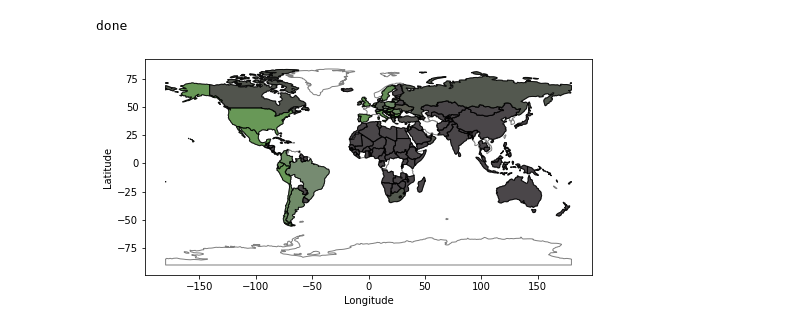
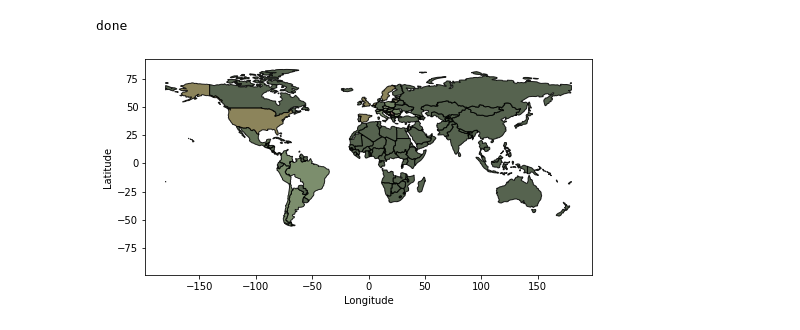
Before and after one commit to msalman-abid/Self-Organizing-Maps, a Jupyter notebook: SOM.ipynb, the cells around one changed output. Cells and saved outputs as stored; diff of their text form; code cells hidden in the pictures.

```diff
--- a/SOM.ipynb
+++ b/SOM.ipynb
@@ -58,13 +58,13 @@ df_scaled['Recovered'] = (df_scaled['Recovered']) / (df_scaled['Population'])
 df_scaled = df_scaled[["Country_Region", "Confirmed", "Deaths", "Recovered"]]
 # print(df_scaled)
 
-# df_scaled['Confirmed'] = (df_scaled['Confirmed'] - df_scaled['Confirmed'].min()) / (df_scaled['Confirmed'].max() - df_scaled['Confirmed'].min())
-# df_scaled['Deaths'] = (df_scaled['Deaths'] - df_scaled['Deaths'].min()) / (df_scaled['Deaths'].max() - df_scaled['Deaths'].min())
-# df_scaled['Recovered'] = (df_scaled['Recovered'] - df_scaled['Recovered'].min()) / (df_scaled['Recovered'].max() - df_scaled['Recovered'].min())
+df_scaled['Confirmed'] = (df_scaled['Confirmed'] - df_scaled['Confirmed'].min()) / (df_scaled['Confirmed'].max() - df_scaled['Confirmed'].min())
+df_scaled['Deaths'] = (df_scaled['Deaths'] - df_scaled['Deaths'].min()) / (df_scaled['Deaths'].max() - df_scaled['Deaths'].min())
+df_scaled['Recovered'] = (df_scaled['Recovered'] - df_scaled['Recovered'].min()) / (df_scaled['Recovered'].max() - df_scaled['Recovered'].min())
 
-df_scaled['Confirmed'] = (df_scaled['Confirmed']) / (df_scaled['Confirmed'].max())
-df_scaled['Deaths'] = (df_scaled['Deaths']) / (df_scaled['Deaths'].max())
-df_scaled['Recovered'] = (df_scaled['Recovered']) / (df_scaled['Recovered'].max())
+# df_scaled['Confirmed'] = (df_scaled['Confirmed']) / (df_scaled['Confirmed'].max())
+# df_scaled['Deaths'] = (df_scaled['Deaths']) / (df_scaled['Deaths'].max())
+# df_scaled['Recovered'] = (df_scaled['Recovered']) / (df_scaled['Recovered'].max())
 # %%
 som_dim = (10, 10) # x, y dimensions
 learning_rate = 0.01
@@ -197,32 +197,32 @@ def plotCountryPatch( axes, country_name, fcolor ):
     if namigm != []:
         namig0 = {'type': namigm[0]['geometry']['type'], \
               'coordinates': namigm[0]['geometry']['coordinates']}
         axes.add_patch(PolygonPatch( namig0, fc=fcolor, ec="black", alpha=0.85, zorder=2 ))
 
 # plot the whole world
 #ax2 = world.plot( figsize=(8,4), edgecolor=u'gray', cmap='Set2' )
 
 # or plot Africa continent
-ax2 = world.plot(figsize=(8,8), edgecolor=u'gray', color=u"white")
+ax2 = world.plot(figsize=(8,8), edgecolor=u'white', color=u"white")
 
 # then plot some countries on top
 # plotCountryPatch(ax2, 'Namibia', 'red')
 # plotCountryPatch(ax2, 'Libya', 'green')
 # plotCountryPatch(ax2, 'Pakistan', '#000000')
 
 for country, color in country_color:
     # print(country)
     plotCountryPatch(ax2, country, color)
     # break
 
 
 # the place to plot additional vector data (points, lines)
 
 plt.ylabel('Latitude')
 plt.xlabel('Longitude')
 
 #ax2.axis('scaled')
 plt.show()
 # %% [output]
 done
-[figure, old version]
+[figure, new version]
```
